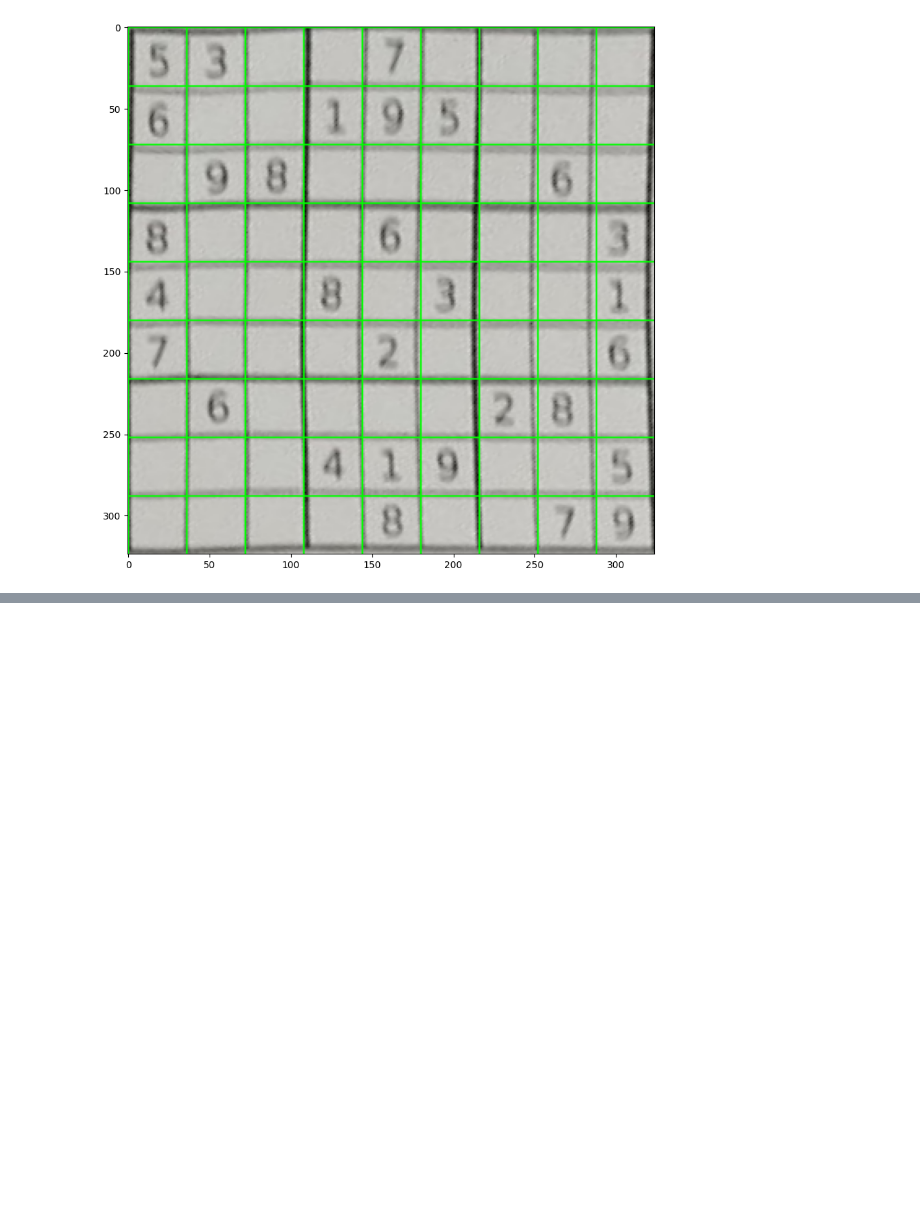
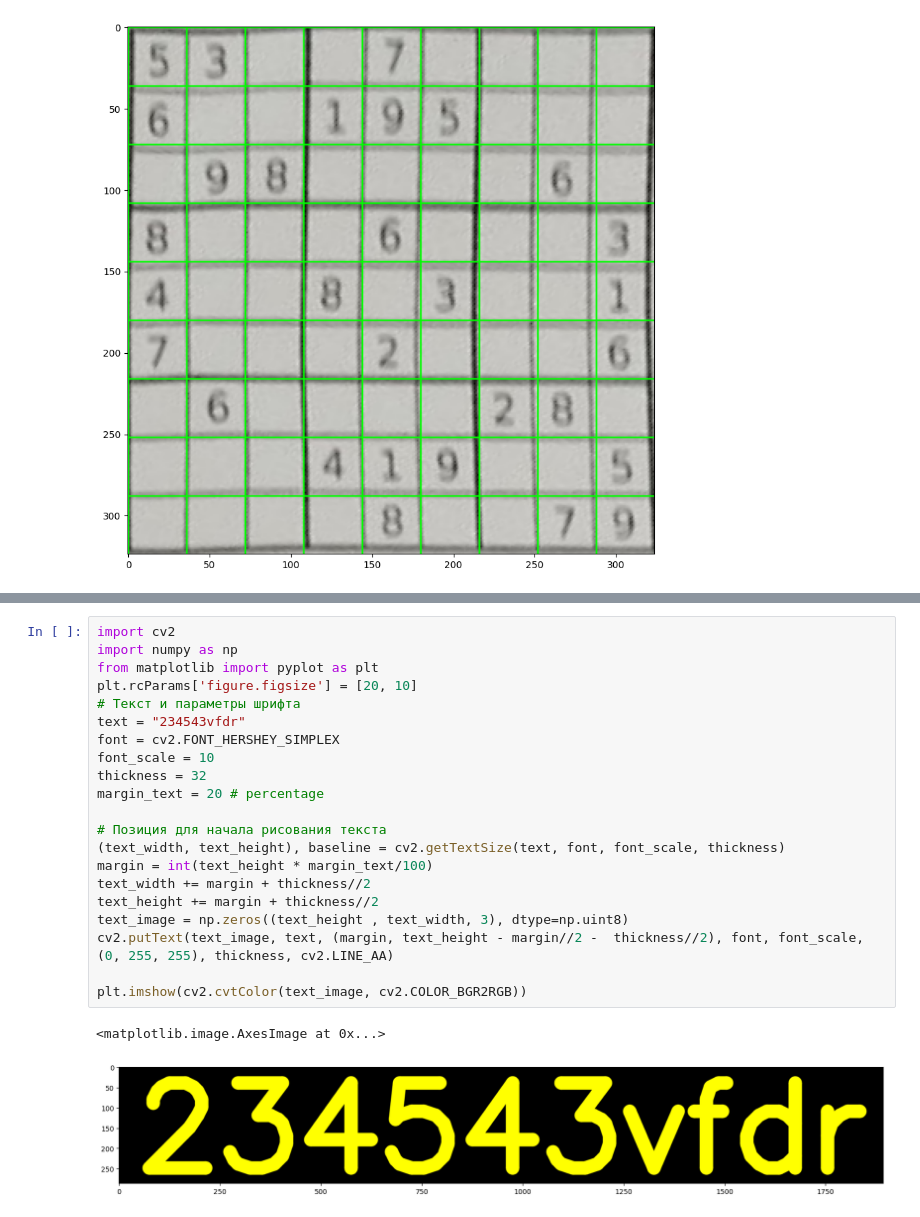
Before and after one commit to chaplinskij/rd_sudoku, a Jupyter notebook: sample.ipynb, the cells around one changed output, grey strips where cells are left out. Drawn from its saved outputs; the diff is of its cells as text; blank space fills up the shorter version.

```diff
--- a/sample.ipynb
+++ b/sample.ipynb
@@ -134,0 +324,24 @@ plt.imshow(cv2.cvtColor(result_image, cv2.COLOR_BGR2RGB))
+# %%
+import cv2
+import numpy as np
+from matplotlib import pyplot as plt
+plt.rcParams['figure.figsize'] = [20, 10]
+# Текст и параметры шрифта
+text = "234543vfdr"
+font = cv2.FONT_HERSHEY_SIMPLEX
+font_scale = 10
+thickness = 32
+margin_text = 20 # percentage
+
+# Позиция для начала рисования текста
+(text_width, text_height), baseline = cv2.getTextSize(text, font, font_scale, thickness)
+margin = int(text_height * margin_text/100)
+text_width += margin + thickness//2
+text_height += margin + thickness//2
+text_image = np.zeros((text_height , text_width, 3), dtype=np.uint8)
+cv2.putText(text_image, text, (margin, text_height - margin//2 -  thickness//2), font, font_scale, (0, 255, 255), thickness, cv2.LINE_AA)
+
+plt.imshow(cv2.cvtColor(text_image, cv2.COLOR_BGR2RGB))
+# %% [output]
+<matplotlib.image.AxesImage at 0x...>
+[figure, added]
```
Also changed, not shown: parts of 3 cells of this notebook, 5 other files.
